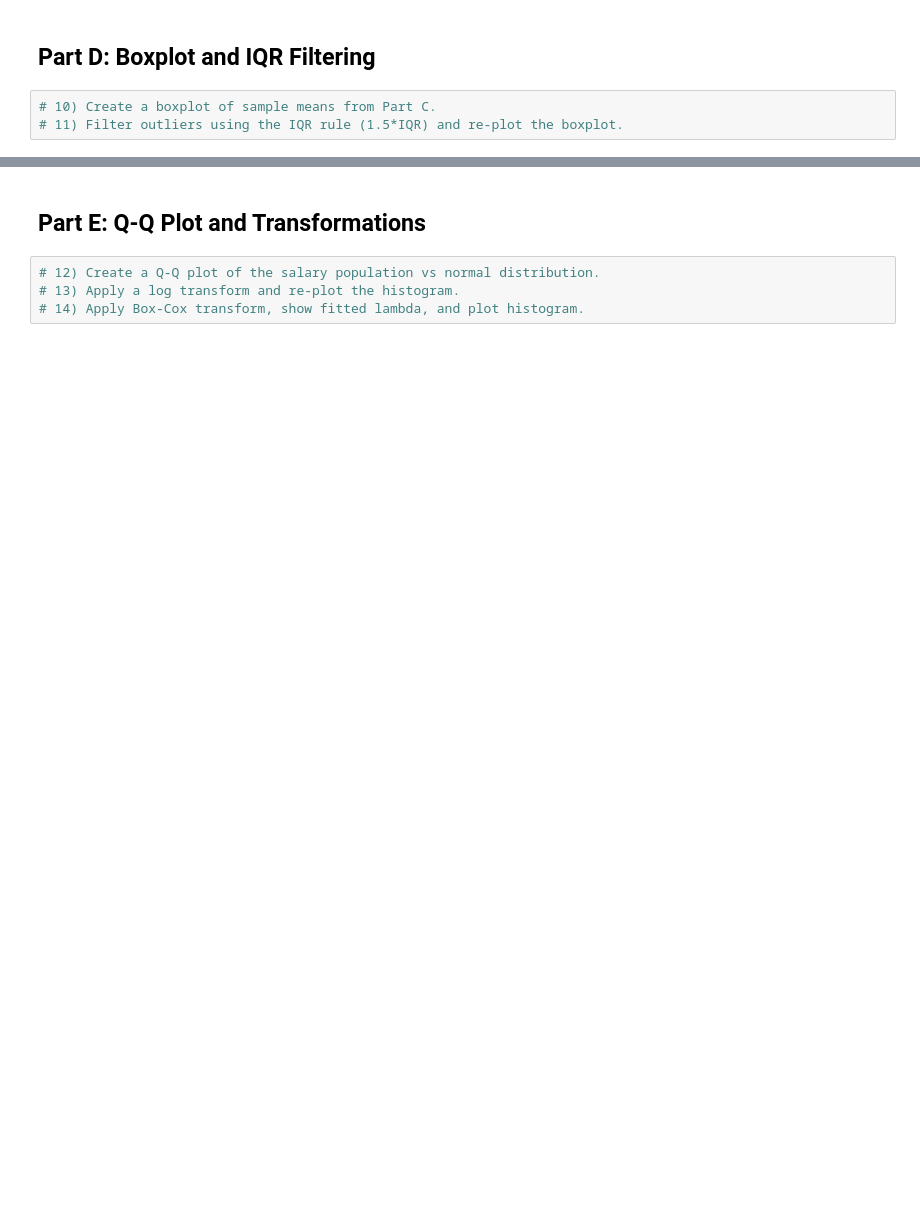
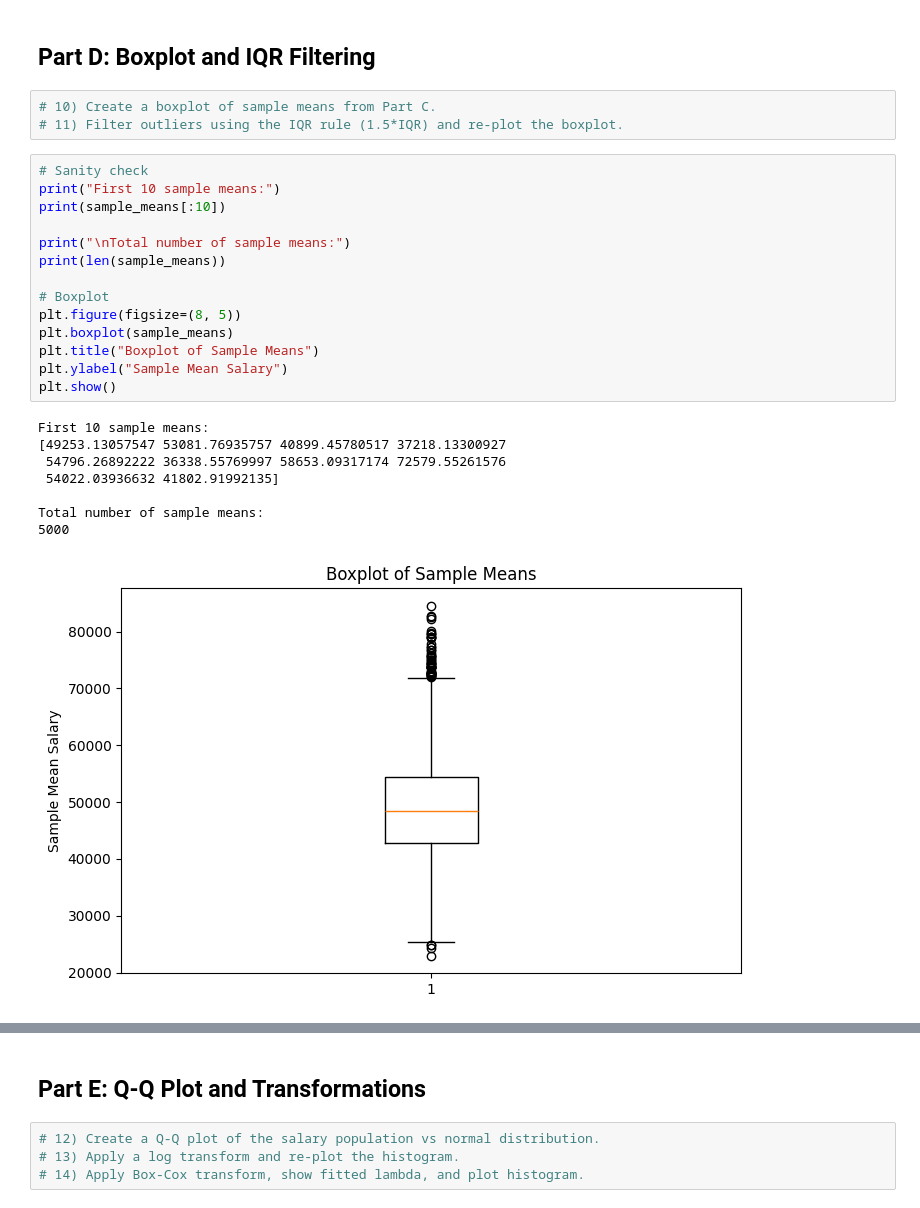
Before and after one commit to harika0345/harika_ai, a Jupyter notebook: math/assignments/stats_assignment.ipynb, the cells around one changed output, grey strips where cells are left out. Drawn from its saved outputs; the diff is of its cells as text; blank space fills up the shorter version.

```diff
--- a/math/assignments/stats_assignment.ipynb
+++ b/math/assignments/stats_assignment.ipynb
@@ -29,3 +208,26 @@ import scipy.stats as stats
 # %%
 # 10) Create a boxplot of sample means from Part C.
 # 11) Filter outliers using the IQR rule (1.5*IQR) and re-plot the boxplot.
+# %%
+# Sanity check
+print("First 10 sample means:")
+print(sample_means[:10])
+
+print("\nTotal number of sample means:")
+print(len(sample_means))
+
+# Boxplot
+plt.figure(figsize=(8, 5))
+plt.boxplot(sample_means)
+plt.title("Boxplot of Sample Means")
+plt.ylabel("Sample Mean Salary")
+plt.show()
+# %% [output]
+First 10 sample means:
+[49253.13057547 53081.76935757 40899.45780517 37218.13300927
+ 54796.26892222 36338.55769997 58653.09317174 72579.55261576
+ 54022.03936632 41802.91992135]
+
+Total number of sample means:
+5000
+[figure, added]
```
Also changed, not shown: parts of 18 cells of this notebook.
